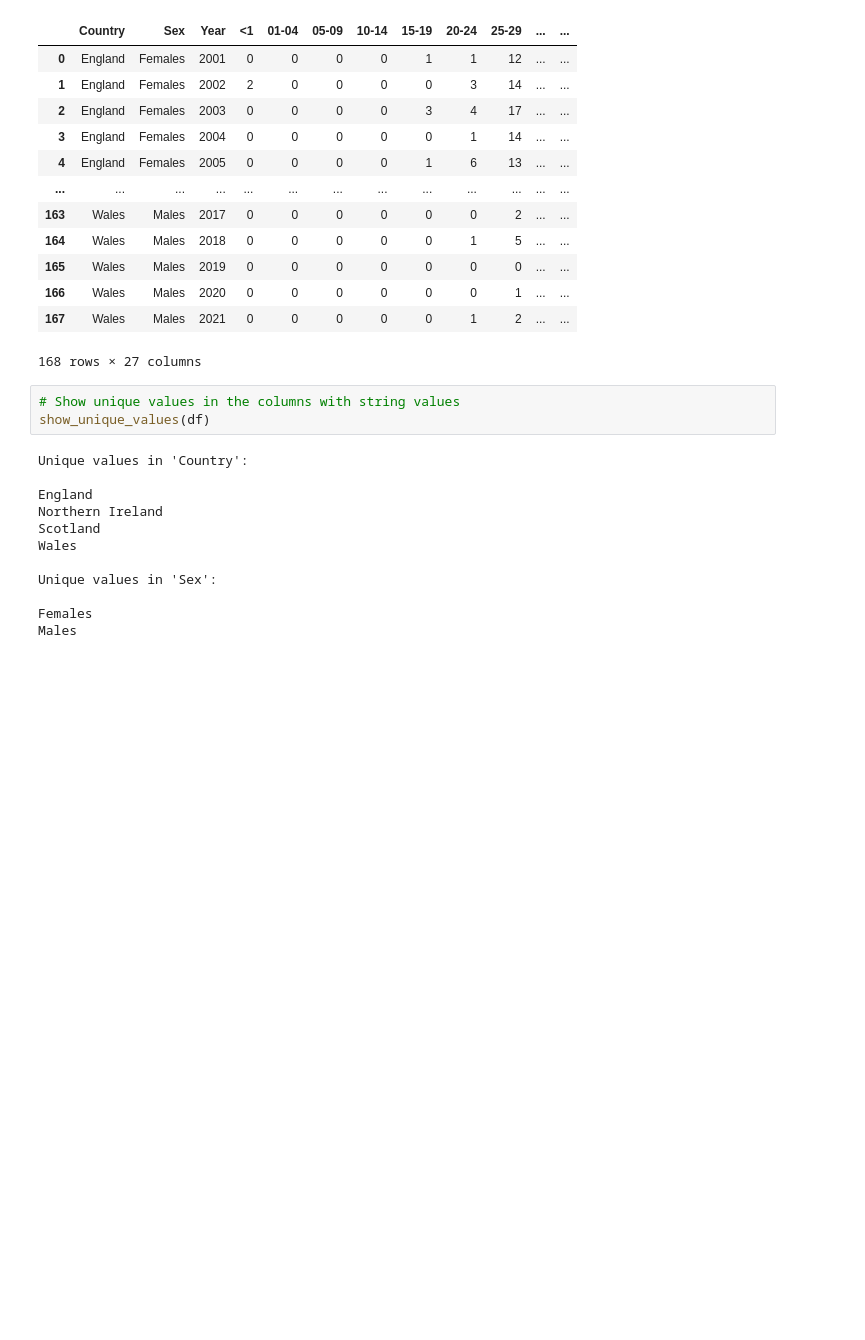
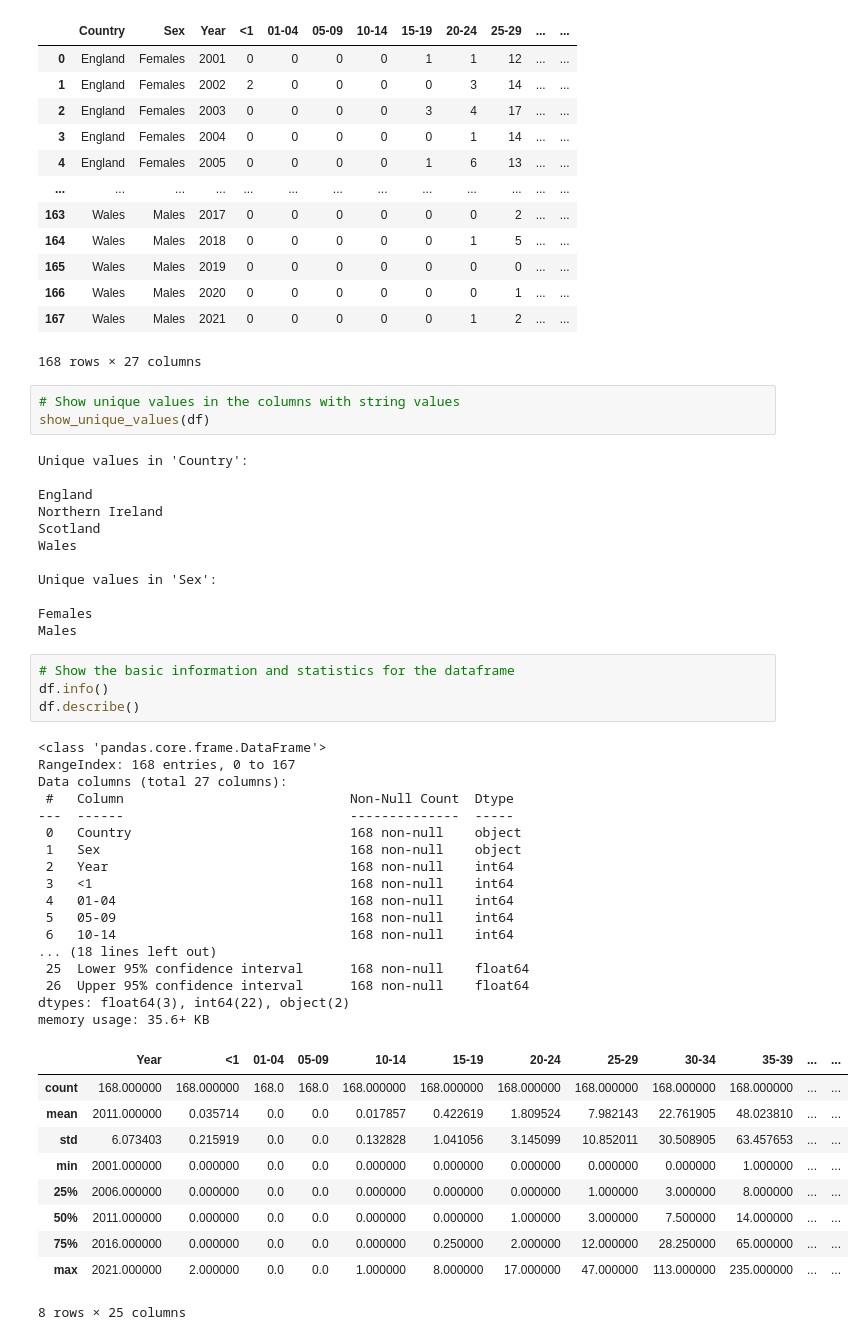
Before and after one commit to jarod-pret/project-group-1, a Jupyter notebook: data_science_project.ipynb, the cells around one changed output. Saved outputs shown, nothing was run; the diff lists cells and outputs as text; blank space fills up the shorter version.

```diff
--- a/data_science_project.ipynb
+++ b/data_science_project.ipynb
@@ -288,3 +288,35 @@ Unique values in 'Sex':
 
 Females
 Males
+# %%
+# Show the basic information and statistics for the dataframe
+df.info()
+df.describe()
+# %% [output]
+<class 'pandas.core.frame.DataFrame'>
+RangeIndex: 168 entries, 0 to 167
+Data columns (total 27 columns):
+ #   Column                             Non-Null Count  Dtype
+---  ------                             --------------  -----
+ 0   Country                            168 non-null    object
+ 1   Sex                                168 non-null    object
+ 2   Year                               168 non-null    int64
+ 3   <1                                 168 non-null    int64
+ 4   01-04                              168 non-null    int64
+ 5   05-09                              168 non-null    int64
+ 6   10-14                              168 non-null    int64
+... (18 lines left out)
+ 25  Lower 95% confidence interval      168 non-null    float64
+ 26  Upper 95% confidence interval      168 non-null    float64
+dtypes: float64(3), int64(22), object(2)
+memory usage: 35.6+ KB
+|  | Year | <1 | 01-04 | 05-09 | 10-14 | 15-19 | 20-24 | 25-29 | 30-34 | 35-39 | ... | ... |
+| count | 168.000000 | 168.000000 | 168.0 | 168.0 | 168.000000 | 168.000000 | 168.000000 | 168.000000 | 168.000000 | 168.000000 | ... | ... |
+| mean | 2011.000000 | 0.035714 | 0.0 | 0.0 | 0.017857 | 0.422619 | 1.809524 | 7.982143 | 22.761905 | 48.023810 | ... | ... |
+| std | 6.073403 | 0.215919 | 0.0 | 0.0 | 0.132828 | 1.041056 | 3.145099 | 10.852011 | 30.508905 | 63.457653 | ... | ... |
+| min | 2001.000000 | 0.000000 | 0.0 | 0.0 | 0.000000 | 0.000000 | 0.000000 | 0.000000 | 0.000000 | 1.000000 | ... | ... |
+| 25% | 2006.000000 | 0.000000 | 0.0 | 0.0 | 0.000000 | 0.000000 | 0.000000 | 1.000000 | 3.000000 | 8.000000 | ... | ... |
+| 50% | 2011.000000 | 0.000000 | 0.0 | 0.0 | 0.000000 | 0.000000 | 1.000000 | 3.000000 | 7.500000 | 14.000000 | ... | ... |
+| 75% | 2016.000000 | 0.000000 | 0.0 | 0.0 | 0.000000 | 0.250000 | 2.000000 | 12.000000 | 28.250000 | 65.000000 | ... | ... |
+| max | 2021.000000 | 2.000000 | 0.0 | 0.0 | 1.000000 | 8.000000 | 17.000000 | 47.000000 | 113.000000 | 235.000000 | ... | ... |
+8 rows × 25 columns
```
Also changed, not shown: parts of 1 cell of this notebook.
